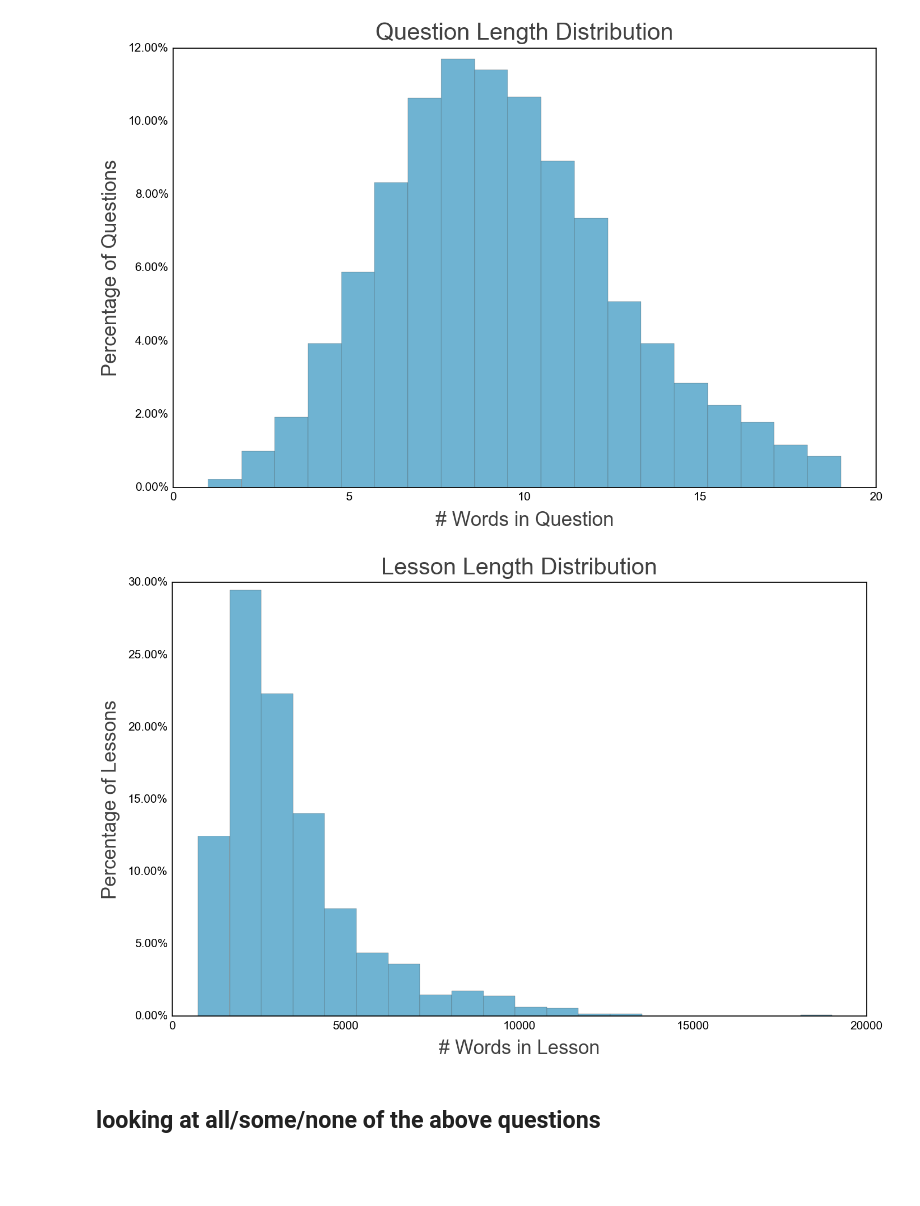
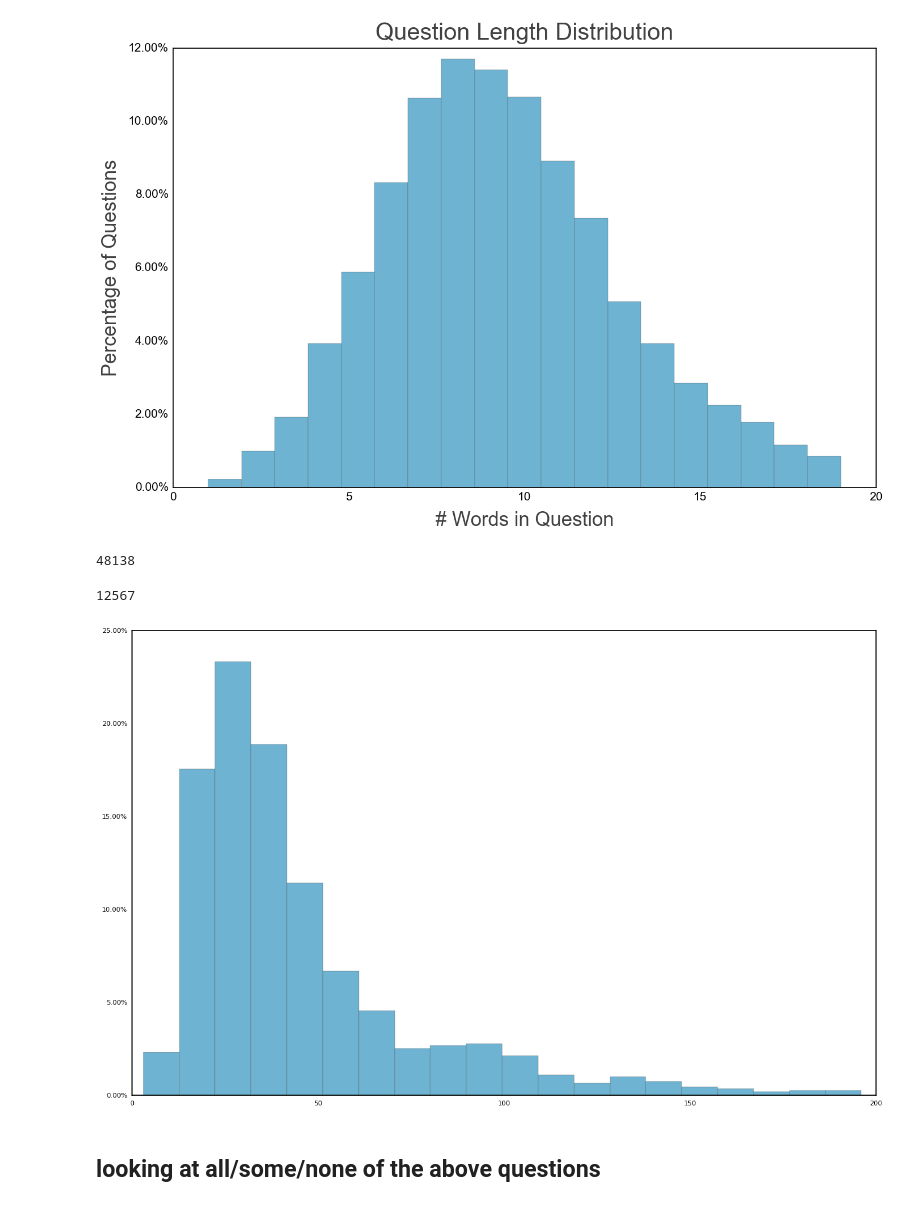
Before and after one commit to drschwenk/stb_notebooks, a Jupyter notebook: generate_figs.ipynb, the cells around one changed output. Cells and saved outputs as stored; diff of their text form; code cells hidden in the pictures; blank space fills up the shorter version.

Commit message:
checkpoint on figure production

```diff
--- a/generate_figs.ipynb
+++ b/generate_figs.ipynb
@@ -87,3 +88,5 @@ with open(os.path.join(dataset_root_dir, file_name), 'r') as f:
 ck12_combined_dataset = deepcopy(ck12_combined_dataset_raw)
 # %% [markdown]
 ## extracting specifics
+# %%
+lesson_text = collect_filtered_lesson_text(ck12_combined_dataset, True, True)
@@ -90,8 +101,7 @@ ck12_combined_dataset = deepcopy(ck12_combined_dataset_raw)
 # %%
-lesson_text = collect_filtered_lesson_text(ck12_combined_dataset)
-
 all_ndqs = quest_evaluator.build_question_lookup(by_type=True)['nonDiagramQuestions']
 mc_questions = quest_evaluator.build_questions_by_subtype(all_ndqs)['Multiple Choice']
+all_diagram_qs = quest_evaluator.build_question_lookup(by_type=True)['diagramQuestions']
 # %% [markdown]
 # Basic question types
 # %%
@@ -365,23 +390,31 @@ image_filename = fig_dir +  fig_labels['fig_title'].lower().replace(' ', '_') +
 make_and_save_standard_fig(plot_to_save, fig_labels,  image_filename)
 # %% [output]
 [figure]
+# %%
+sum([len(sent_tokenize(text)) for text in lesson_text.values()])
+# %% [output]
+48138
+# %%
+len(all_diagram_qs)
+# %% [output]
+12567
 # %%
-topic_lengths = pd.Series([len(text) for text in lesson_text.values()])
+topic_lengths = pd.Series([len(sent_tokenize(text)) for text in lesson_text.values()])
 
 fig_labels = {
-    'fig_title': 'Lesson Length Distribution',
-    'x_label': '# Words in Lesson',
+    'fig_title': 'Lesson Length Distribution (sentences)',
+    'x_label': '# Sentences in Lesson',
     'y_label': 'Percentage of Lessons'
 }
 weights = np.ones_like(topic_lengths)/len(topic_lengths)
 plot_to_save = topic_lengths.hist(bins= 20, log=False, weights=weights)
 tick_labels = plot_to_save.get_yticks()
 plot_to_save.set_yticklabels(['{:2.2f}%'.format(i*100) for i in tick_labels])
 
 image_filename = fig_dir +  fig_labels['fig_title'].lower().replace(' ', '_') + '.pdf'
-make_and_save_standard_fig(plot_to_save, fig_labels,  image_filename)
+# make_and_save_standard_fig(plot_to_save, fig_labels,  image_filename)
 # %% [output]
-[figure, old version]
+[figure, new version]
 # %% [markdown]
 ## looking at all/some/none of the above questions
 # %%
```
Also changed, not shown: parts of 46 cells of this notebook, 2 other files.
